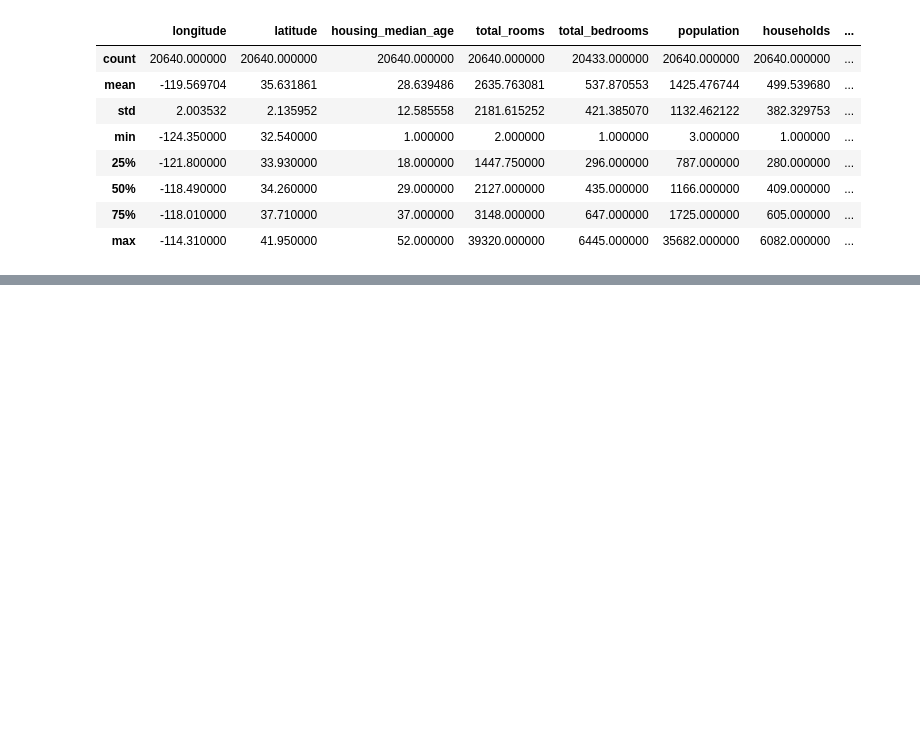
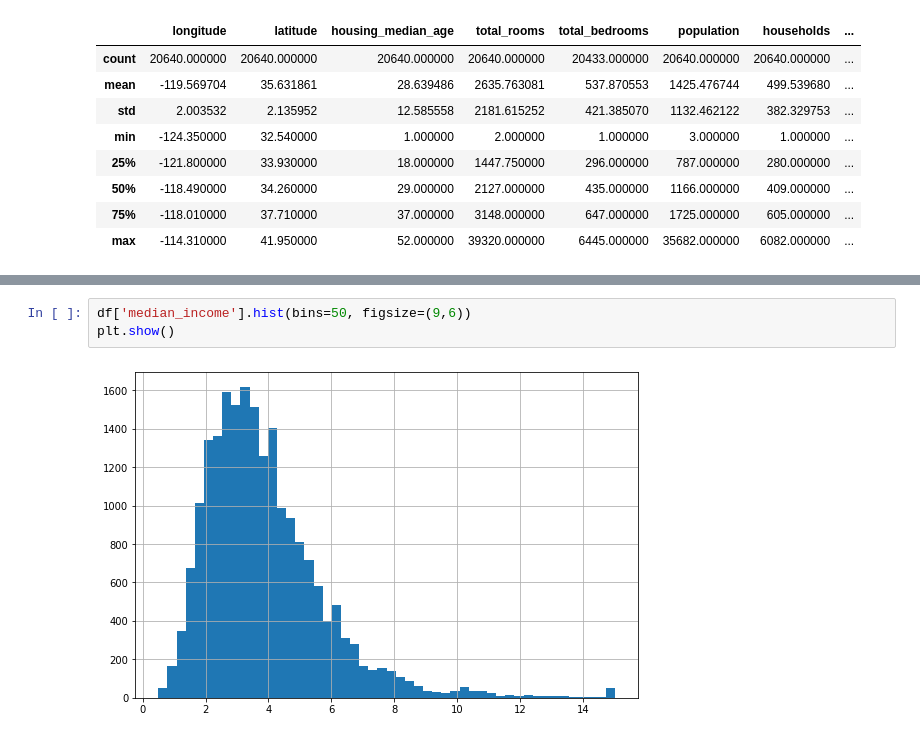
Before and after one commit to azamatnarzuloyev/Qollanma, a Jupyter notebook: ML.ipynb, the cells around one changed output, grey strips where cells are left out. Saved outputs shown, nothing was run; the diff lists cells and outputs as text; blank space fills up the shorter version.

```diff
--- a/ML.ipynb
+++ b/ML.ipynb
@@ -85,0 +106,5 @@ plt.show()
+# %%
+df['median_income'].hist(bins=50, figsize=(9,6))
+plt.show()
+# %% [output]
+[figure, added]
```
Also changed, not shown: parts of 114 cells of this notebook.
